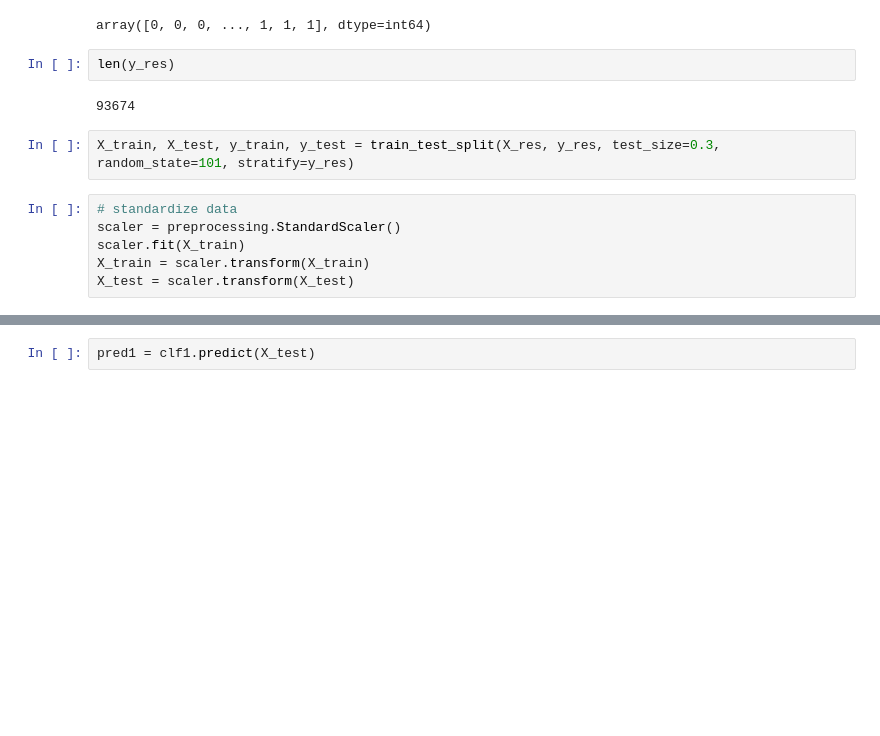
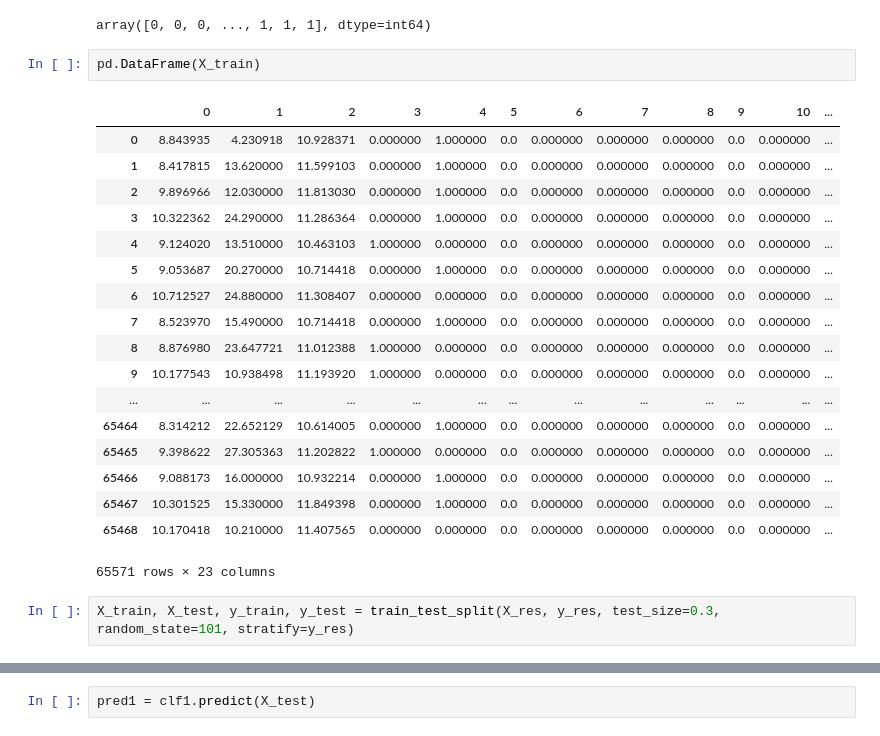
Before and after one commit to thoang3/portfolio, a Jupyter notebook: Data_Analysis/take home challenge/challenge.ipynb, the cells around one changed output, grey strips where cells are left out. Saved outputs shown, nothing was run; the diff lists cells and outputs as text; blank space fills up the shorter version.

```diff
--- a/Data_Analysis/take home challenge/challenge.ipynb
+++ b/Data_Analysis/take home challenge/challenge.ipynb
@@ -830,15 +710,26 @@ X_res, y_res = makeOverSamplesSMOTE(X, y)
 y_res
 # %% [output]
 array([0, 0, 0, ..., 1, 1, 1], dtype=int64)
-# %%
-len(y_res)
-# %% [output]
-93674
+# %%
+pd.DataFrame(X_train)
+# %% [output]
+|  | 0 | 1 | 2 | 3 | 4 | 5 | 6 | 7 | 8 | 9 | 10 | ... |
+| 0 | 8.843935 | 4.230918 | 10.928371 | 0.000000 | 1.000000 | 0.0 | 0.000000 | 0.000000 | 0.000000 | 0.0 | 0.000000 | ... |
+| 1 | 8.417815 | 13.620000 | 11.599103 | 0.000000 | 1.000000 | 0.0 | 0.000000 | 0.000000 | 0.000000 | 0.0 | 0.000000 | ... |
+| 2 | 9.896966 | 12.030000 | 11.813030 | 0.000000 | 1.000000 | 0.0 | 0.000000 | 0.000000 | 0.000000 | 0.0 | 0.000000 | ... |
+| 3 | 10.322362 | 24.290000 | 11.286364 | 0.000000 | 1.000000 | 0.0 | 0.000000 | 0.000000 | 0.000000 | 0.0 | 0.000000 | ... |
+| 4 | 9.124020 | 13.510000 | 10.463103 | 1.000000 | 0.000000 | 0.0 | 0.000000 | 0.000000 | 0.000000 | 0.0 | 0.000000 | ... |
+| 5 | 9.053687 | 20.270000 | 10.714418 | 0.000000 | 1.000000 | 0.0 | 0.000000 | 0.000000 | 0.000000 | 0.0 | 0.000000 | ... |
+| 6 | 10.712527 | 24.880000 | 11.308407 | 0.000000 | 0.000000 | 0.0 | 0.000000 | 0.000000 | 0.000000 | 0.0 | 0.000000 | ... |
+| 7 | 8.523970 | 15.490000 | 10.714418 | 0.000000 | 1.000000 | 0.0 | 0.000000 | 0.000000 | 0.000000 | 0.0 | 0.000000 | ... |
+| 8 | 8.876980 | 23.647721 | 11.012388 | 1.000000 | 0.000000 | 0.0 | 0.000000 | 0.000000 | 0.000000 | 0.0 | 0.000000 | ... |
+| 9 | 10.177543 | 10.938498 | 11.193920 | 1.000000 | 0.000000 | 0.0 | 0.000000 | 0.000000 | 0.000000 | 0.0 | 0.000000 | ... |
+| ... | ... | ... | ... | ... | ... | ... | ... | ... | ... | ... | ... | ... |
+| 65464 | 8.314212 | 22.652129 | 10.614005 | 0.000000 | 1.000000 | 0.0 | 0.000000 | 0.000000 | 0.000000 | 0.0 | 0.000000 | ... |
+| 65465 | 9.398622 | 27.305363 | 11.202822 | 1.000000 | 0.000000 | 0.0 | 0.000000 | 0.000000 | 0.000000 | 0.0 | 0.000000 | ... |
+| 65466 | 9.088173 | 16.000000 | 10.932214 | 0.000000 | 1.000000 | 0.0 | 0.000000 | 0.000000 | 0.000000 | 0.0 | 0.000000 | ... |
+| 65467 | 10.301525 | 15.330000 | 11.849398 | 0.000000 | 1.000000 | 0.0 | 0.000000 | 0.000000 | 0.000000 | 0.0 | 0.000000 | ... |
+| 65468 | 10.170418 | 10.210000 | 11.407565 | 0.000000 | 0.000000 | 0.0 | 0.000000 | 0.000000 | 0.000000 | 0.0 | 0.000000 | ... |
+65571 rows × 23 columns
 # %%
 X_train, X_test, y_train, y_test = train_test_split(X_res, y_res, test_size=0.3, random_state=101, stratify=y_res)
-# %%
-# standardize data
-scaler = preprocessing.StandardScaler()
-scaler.fit(X_train)
-X_train = scaler.transform(X_train)
-X_test = scaler.transform(X_test)
```
Also changed, not shown: parts of 75 cells of this notebook, 7 other files.
